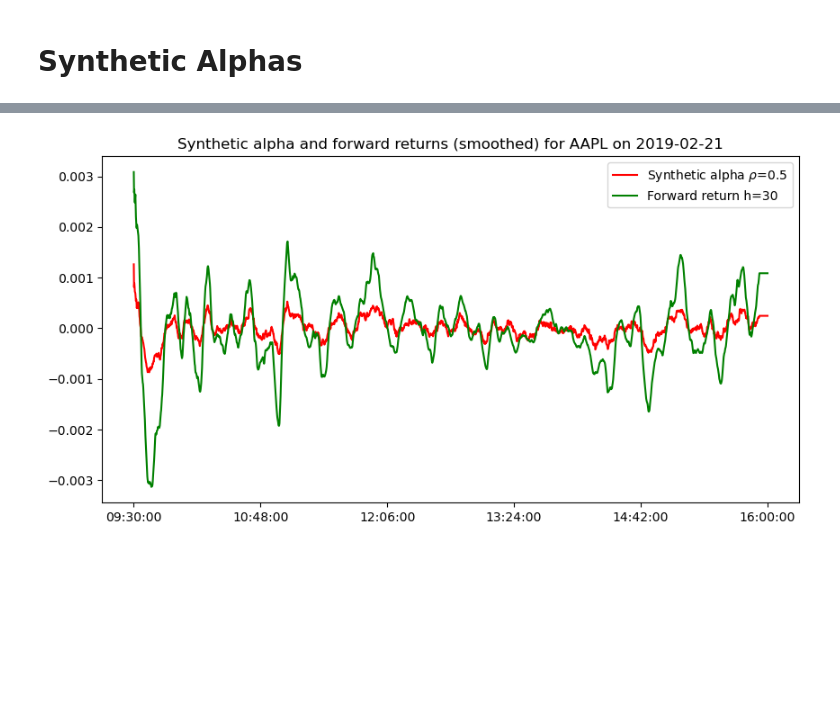
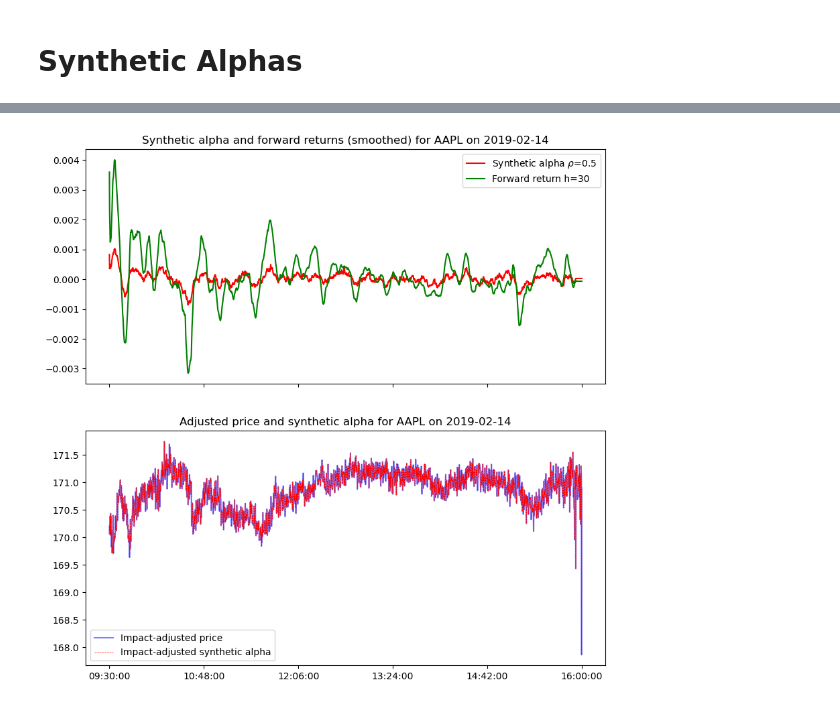
Before and after one commit to Max-Ded/computing-finance, a Jupyter notebook: High-Frequency-Algorithmic-Trading/coursework-notebook.ipynb, the cells around one changed output, grey strips where cells are left out. Cells and saved outputs as stored; diff of their text form; code cells hidden in the pictures; blank space fills up the shorter version.

```diff
--- a/High-Frequency-Algorithmic-Trading/coursework-notebook.ipynb
+++ b/High-Frequency-Algorithmic-Trading/coursework-notebook.ipynb
@@ -14,7 +14,7 @@ simplefilter(action="ignore", category=pd.errors.PerformanceWarning)
 # %% [markdown]
 Default variable
 # %%
-DEFAULT_EXPLANATION_PERIOD = 6
+DEFAULT_EXPLANATION_PERIOD = 30
 DEFAULT_IN_SAMPLE_MONTH = 1
 DEFAULT_HALF_LIFE = 3600
 
@@ -239,8 +233,12 @@ class PriceImpactModel:
 
         self.time_unit = 10 #One data point every 10 seconds
 
+        self.__average_daily_volume_vol = self.__average_daily_volume_vol.astype(np.float64)
+        self.__average_rolling_volume_vol = self.__average_rolling_volume_vol.astype(np.float64)
+        self.__bin_traded_volume = self.__bin_traded_volume.astype(np.float64)
+        self.__bin_traded_px = self.__bin_traded_px.astype(np.float64)
 
-        self.__impact_coef_one_df = pd.DataFrame(index = self.__average_rolling_volume_vol.index ,columns= ["impact_coef"],dtype=np.float32) #all ones dataframe index is multilevel "stock > date"
+        self.__impact_coef_one_df = pd.DataFrame(index = self.__average_daily_volume_vol.index ,columns= ["impact_coef"],dtype=np.float32) #all ones dataframe index is multilevel "stock > date"
         self.__impact_coef_one_df.iloc[:] = 1.
 
     def get_bin_traded_px(self):
@@ -264,7 +262,6 @@ class PriceImpactModel:
 
         beta = np.log(2) / half_life
         decay_factor = np.exp(-beta * self.time_unit)
-        print(decay_factor)
         pre_ewm = self.__bin_traded_volume.copy()
 
         if mtype == "reduced_form":
@@ -278,7 +275,6 @@ class PriceImpactModel:
         pre_ewm = space_kernels[model_type](pre_ewm)
         pre_ewm = pre_ewm.multiply(self.__average_daily_volume_vol["px_vol"],axis="rows")
         pre_ewm.iloc[:,1:] /= (1 - decay_factor)
-        print(pre_ewm)
         cum_impact = pre_ewm.ewm(alpha=1-decay_factor, adjust=False, axis = "columns").mean()
 
         if model_type == "afs":
@@ -304,7 +300,6 @@ class PriceImpactModel:
             pre_ewm = pre_ewm.divide(self.__average_daily_volume_vol["volume"], axis="rows")
             alpha = 1-decay_factor
             pre_ewm = space_kernels[model_type](pre_ewm)
-
 
             pre_ewm = pre_ewm.multiply(self.__average_daily_volume_vol["px_vol"], axis="rows")
             pre_ewm = pre_ewm.multiply(impact_coef_lambda["impact_coef"],axis = "rows")
@@ -348,16 +343,21 @@ class PriceImpactModel:
         reg_stat_df = reg_stat_df.dropna()
         return reg_stat_df
 
-    def regression_by_model(self,half_life : float,model_type : str,explanation_period : int,in_sample_month : int) -> pd.DataFrame:
+    def regression_by_model(self,half_life : float,model_type : str,explanation_period : int,in_sample_month : int, out_of_sample_month : int = None) -> pd.DataFrame:
         """
         Compute the coefficient of the linear regression of D_I_h over D_P_h
         Compute the in_sample and out_of_sample characteristics of the linear regression (in sample and out of sample are one month and the one directly after)
         """
+
+        out_of_sample_month = out_of_sample_month if out_of_sample_month is not None else in_sample_month +1
+
         cum_impact = self.get_cum_impact_by_key((model_type,half_life)) if self.get_cum_impact_by_key((model_type,half_life)) is not None else self.compute_and_store_impact(model_type=model_type,half_life=half_life)
         regression_stats = self.impact_regression_statistics(cum_impact=cum_impact,explanation_horizon_periods=explanation_period,px_df=self.__bin_traded_px)
 
+
         in_sample_df = regression_stats.loc[regression_stats["date"].dt.month == in_sample_month]
-        out_sample_df = regression_stats.loc[regression_stats["date"].dt.month == in_sample_month + 1]
+        out_sample_df = regression_stats.loc[regression_stats["date"].dt.month == out_of_sample_month]
+
         in_sample_summary_df = in_sample_df.groupby("stock")[["xy", "xx", "yy", "x", "y", "count"]].sum()
         out_sample_summary_df = out_sample_df.groupby("stock")[["xy", "xx", "yy", "x", "y", "count"]].sum()
         in_sample_summary_df.columns = "is_" + in_sample_summary_df.columns
@@ -531,7 +531,9 @@ class PriceImpactModel:
 
         unscaled_target_volume = impact_over_lambda + beta * impact_over_lambda.cumsum(axis="columns") * self.time_unit
 
-        return unscaled_target_volume
+        unscaled_target_volume = unscaled_target_volume.multiply(self.__average_daily_volume_vol["px_vol"],axis="rows")
+
+        return target_impact,unscaled_target_volume
 
     def impact_adjusted_alpha(self, half_life : float, model_type : str, h : int, rho : float):
 
@@ -713,27 +759,38 @@ plt.show()
 # %%
-date = "2019-02-21"
+date = "2019-02-14"
 stock = "AAPL"
 
 rho = .5
 h = 6 * 5 # 5 minutes
 w = 6 * 5 # 5 minutes
 
 synth_alpha = price_impact_model.synthetic_alpha(h=h,rho = rho).loc[stock].loc[date]
 forward_return = price_impact_model.get_forward_return(prices = price_impact_model.get_bin_traded_px(),h = h).loc[stock].loc[date]
 
-fig,ax = plt.subplots(1,1,figsize = (10,5))
+impact_adjusted_prices = price_impact_model.get_no_impact_prices_df(half_life=DEFAULT_HALF_LIFE,model_type="sqrt").loc[stock].loc[date]
+synth_adjusted_alpha = impact_adjusted_prices + price_impact_model.impact_adjusted_alpha(half_life=DEFAULT_HALF_LIFE,model_type="sqrt",h = h,rho = rho).loc[stock].loc[date]
 
+fig,axs = plt.subplots(2,1,figsize = (10,10),sharex=True)
+
+ax = axs[0]
 synth_alpha = pd.Series(synth_alpha).ewm(span = w,adjust=True).mean().dropna()
 forward_return = pd.Series(forward_return).ewm(span = w,adjust=True).mean().dropna()
 
 ax.plot(synth_alpha,color="red",label = r"Synthetic alpha $\rho$=" + str(rho))
 ax.plot(forward_return,color="green",label=f"Forward return h={h}")
 ax.legend()
 
 step = len(ax.get_xticks()) // 5
 ax.set_xticks(ax.get_xticks()[::step])
 
 ax.set_title(f"Synthetic alpha and forward returns (smoothed) for {stock} on {date}")
+
+ax = axs[1]
+
+ax.plot(impact_adjusted_prices,color="blue",label="Impact-adjusted price",alpha =.5)
+ax.plot(synth_adjusted_alpha,color = "red",linestyle="dashed", label="Impact-adjusted synthetic alpha",linewidth = 0.5)
+ax.legend()
+ax.set_title(f"Adjusted price and synthetic alpha for {stock} on {date}")
 plt.show()
 # %% [output]
-[figure, old version]
+[figure, new version]
```
Also changed, not shown: parts of 17 cells of this notebook.
